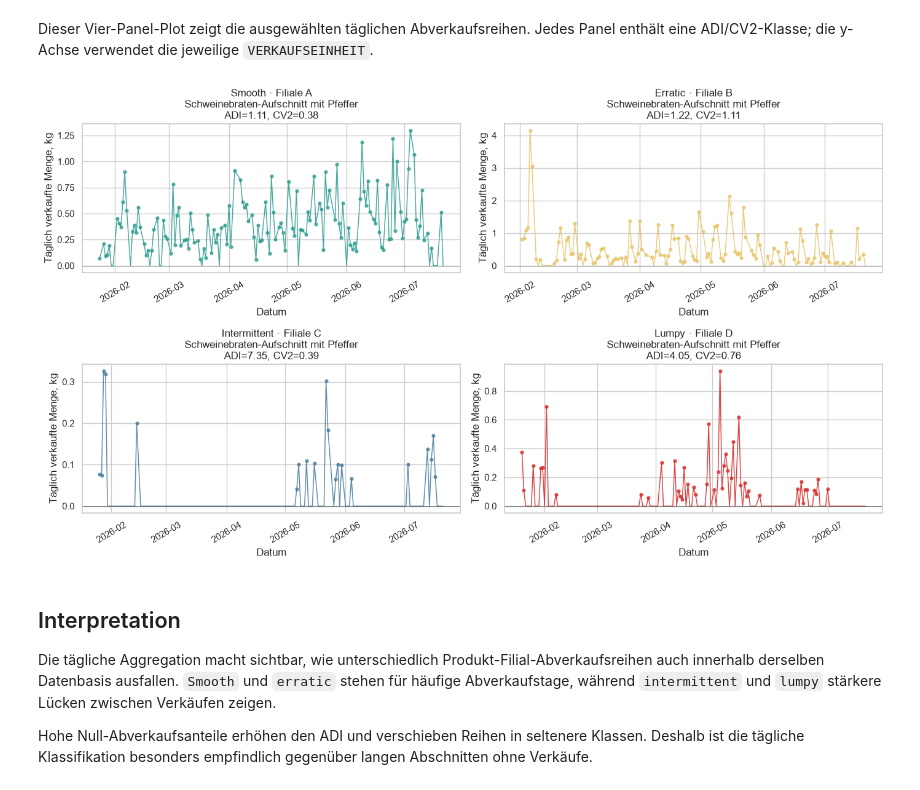
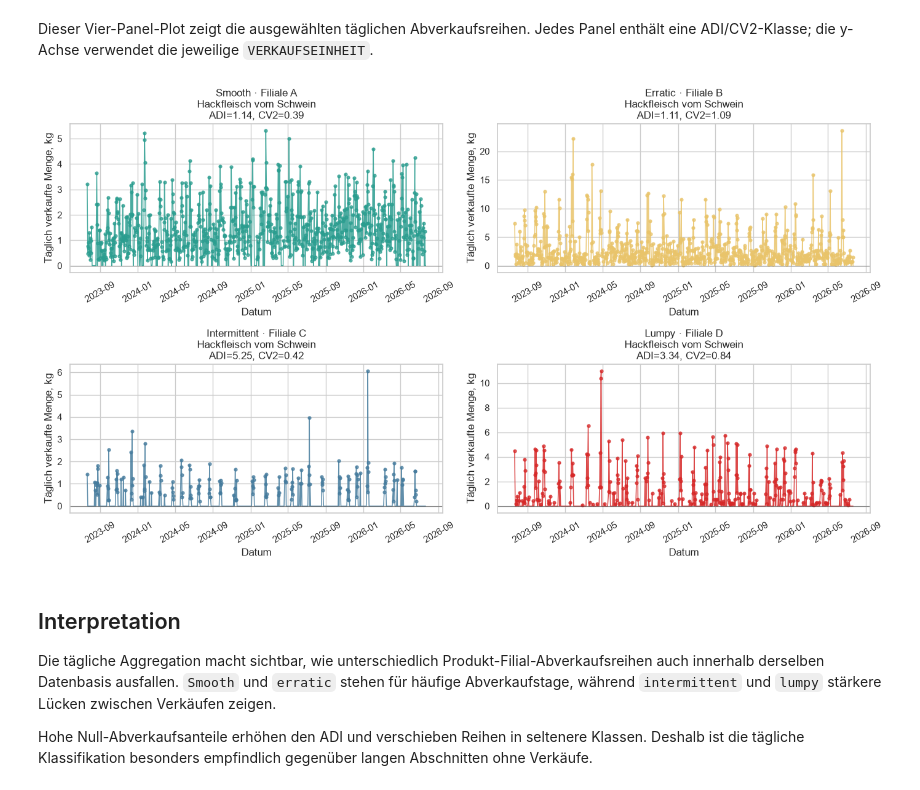
Before and after one commit to vlkkvl/transaktionen_bedientheke, a Jupyter notebook: notebooks/01_data_understanding/01_01_adi_cv2_product_store_daily.ipynb, the cells around one changed output. Cells and saved outputs as stored; diff of their text form; code cells hidden in the pictures.

Commit message:
fixed bug with days + new filter for demand

```diff
--- a/notebooks/01_data_understanding/01_01_adi_cv2_product_store_daily.ipynb
+++ b/notebooks/01_data_understanding/01_01_adi_cv2_product_store_daily.ipynb
@@ -47,8 +47,8 @@ CLASS_PALETTE = {
 }
 
 DATA_DIR_CANDIDATES = [
-    Path("../../data/interim/transactions_dst_daily_min_demand_no_outliers"),
-    Path("data/interim/transactions_dst_daily_min_demand_no_outliers"),
+    Path("../../data/processed/transactions"),
+    Path("data/processed/transactions"),
 ]
 
 
@@ -103,6 +103,7 @@ def compute_series_metrics(data_dir):
             CAST(DATE AS DATE) AS sale_date,
             CAST(COALESCE({DEMAND_COL}, 0) AS DOUBLE) AS demand
         FROM read_parquet(?)
+        WHERE is_active
     ), daily AS (
         SELECT
             {daily_group_cols_sql},
@@ -757,6 +758,7 @@ example_ts = con.execute(
     JOIN wgr_example_keys AS k
         ON d.ARTIKEL_ID = k.ARTIKEL_ID
         AND d.MARKT_ID = k.MARKT_ID
+    WHERE d.is_active
     GROUP BY
         k.source_wgr_group, k.example_number,
         d.ARTIKEL_ID, d.MARKT_ID, sale_date
@@ -1322,6 +1324,7 @@ FROM read_parquet(?) AS d
 JOIN daily_example_keys AS k
     ON d.ARTIKEL_ID = k.ARTIKEL_ID
     AND d.MARKT_ID = k.MARKT_ID
+WHERE d.is_active
 GROUP BY
     k.demand_class, k.store_label, d.ARTIKEL_ID, d.MARKT_ID, sale_date
 ORDER BY k.demand_class, k.store_label, sale_date
@@ -1349,34 +1352,34 @@ for ax, demand_class in zip(axes, CLASS_ORDER):
     ].sort_values("sale_date")
     if subset.empty:
         ax.axis("off")
         ax.set_title(f"{demand_class.capitalize()}\nKeine Daten")
         continue
 
     meta = subset.iloc[0]
     color = CLASS_PALETTE[demand_class]
     positive_subset = subset[subset["demand"] > 0]
     article_name = str(meta["ARTIKEL_BEZ"])
     if len(article_name) > 44:
         article_name = article_name[:41] + "..."
 
     ax.plot(subset["sale_date"], subset["demand"], color=color, linewidth=1.1, alpha=0.85)
     ax.scatter(
         positive_subset["sale_date"], positive_subset["demand"],
         color=color, s=12, alpha=0.75,
     )
     ax.axhline(0, color="#444444", linewidth=0.8, alpha=0.5)
     ax.set_title(
         f"{demand_class.capitalize()} · {meta['store_label']}\n"
         f"{article_name}\n"
         f"ADI={meta['ADI']:.2f}, CV2={meta['CV2']:.2f}"
     )
     ax.set_xlabel("Datum")
     ax.set_ylabel(f"Täglich verkaufte Menge, kg")
     ax.tick_params(axis="x", rotation=30)
 
 plt.tight_layout()
 # %% [output]
-[figure, old version]
+[figure, new version]
 # %% [markdown]
 ## Interpretation
 
```
Also changed, not shown: parts of 19 cells of this notebook, 38 other files.
